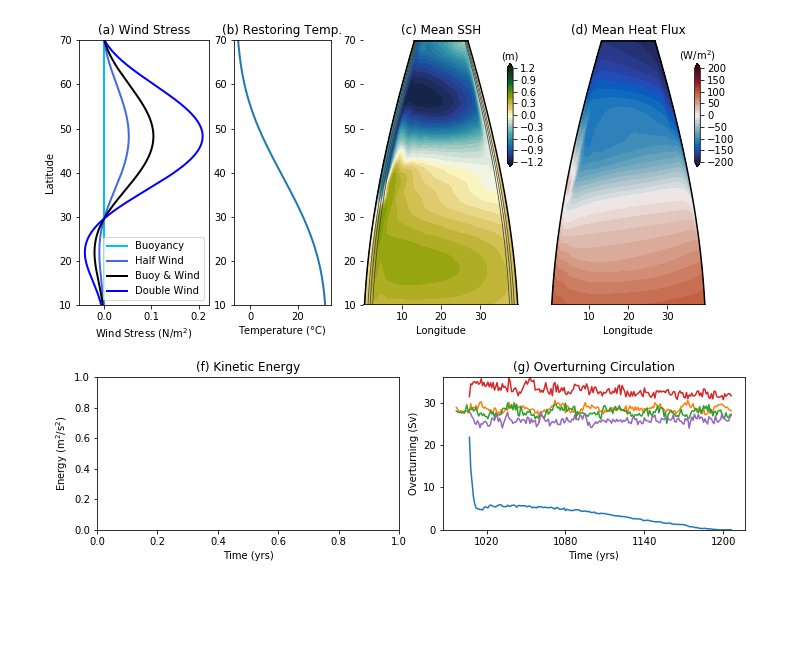
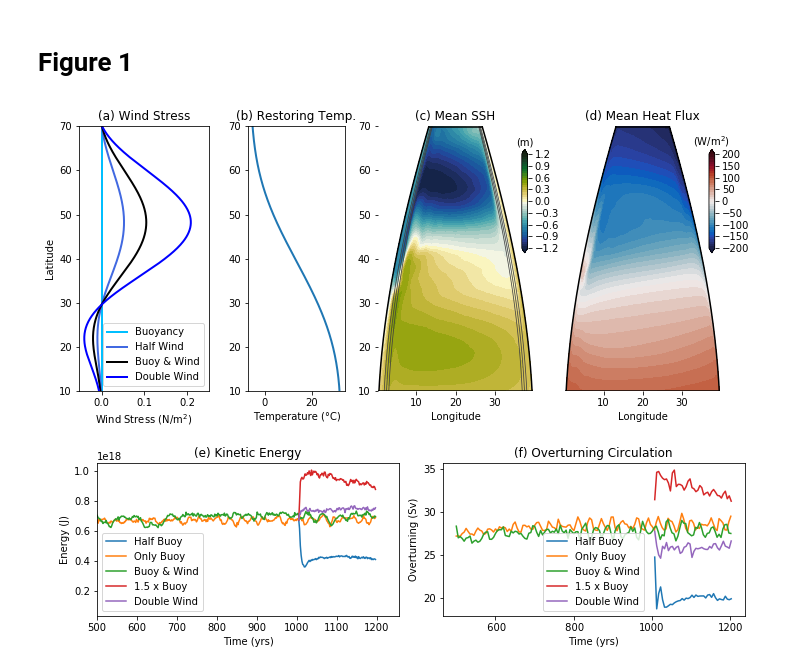
Before and after one commit to AndyHoggANU/tub-north, a Jupyter notebook: PaperFigures.ipynb, the cells around one changed output. Saved outputs shown, nothing was run; the diff lists cells and outputs as text; code cells hidden in the pictures; blank space fills up the shorter version.

```diff
--- a/PaperFigures.ipynb
+++ b/PaperFigures.ipynb
@@ -24,6 +24,8 @@ exptdict = OrderedDict([
     ('GM',   {'expt':'tub-north-GM-1deg','start_time':'1100-01-01'}),
     ('GM-tx00',   {'expt':'tub-north-GM-1deg-tx00','start_time':'1100-01-01'})
 ])
+
+## Refine these once I have decided what to show
 wind_expts = ['tx00-fc02-pert','tx005-fc02','tx01-fc02','tx02-fc02']
 wind = [0, 0.05, 0.1, 0.2]
 buoy_expts = ['tx01-fc00','tx01-fc005','tx01-fc01','tx01-fc02','tx01-fc03']
@@ -31,11 +33,13 @@ buoyancy = [0, 0.05, 0.1, 0.2, 0.3]
 GM_expts = ['tx01-fc02','tx00-fc02','GM','GM-tx00']
 processed = '/Users/andy/Code/buoyancy-gyres/tub-north-processed/'
 
-Expts = ['tx01-fc00','tx00-fc02','tx01-fc02','tx01-fc03','tx02-fc02']
+Expts = ['tx01-fc01','tx00-fc02','tx01-fc02','tx01-fc03','tx02-fc02']
+ExptLabels=['Half Buoy','Only Buoy','Buoy & Wind','1.5 x Buoy','Double Wind']
 
-KeyLabels=['A. Wind','B. Buoyancy','C. Buoyancy & Wind','D. Double Buoyancy','E. Double Wind']
-LowerLabels=['F. Wind','G. Buoyancy','H. Buoyancy & Wind','I. Double Buoyancy','J. Double Wind']
-ExptLabels=['Wind','Buoyancy','Buoy & Wind','Double Buoy','Double Wind']
+
+KeyExpts = ['tx01-fc00','tx00-fc02','tx01-fc02','tx01-fc03','tx02-fc02']
+KeyLabels=['(a) Wind','(b) Buoyancy','(c) Buoyancy & Wind','(d) 1.5 x Buoyancy','(e) Double Wind']
+LowerLabels=['(f) Wind','(g) Buoyancy','(h) Buoyancy & Wind','(i) 1.5 x Buoyancy','(j) Double Wind']
 KeyColour = ['pink','deepskyblue','k','magenta','b']
 BuoyColour = ['pink','hotpink','k','magenta']
 BuoyLabel = ['Wind','Half Buoy','Buoy & Wind','Double Buoy']
@@ -106,31 +113,36 @@ tau_x_double = 2.0*tau_x_ref
+# %% [markdown]
+# Figure 1
 # %%
 plt.figure(figsize=(10,8))
-#Plot wind stress
+#(a) Plot wind stress
 ax0=plt.axes([0.055, 0.46, 0.18, 0.46])
 
 ax0.plot(0*tau_x_half[:,0],y,label=WindLabel[0],linewidth=2,color=WindColour[0])
 ax0.plot(tau_x_half[:,0],y,label=WindLabel[1],linewidth=2,color=WindColour[1])
 ax0.plot(tau_x_ref[:,0],y,label=WindLabel[2],linewidth=2,color=WindColour[2])
 ax0.plot(tau_x_double[:,0],y,label=WindLabel[3],linewidth=2,color=WindColour[3])
+
 ax0.set_ylim(ymin=10,ymax=70)
+ax0.set_xlim(xmax=0.25)
 ax0.set_ylabel('Latitude')
 ax0.set_xlabel('Wind Stress (N/m$^2$)')
 ax0.legend()
 ax0.set_title('(a) Wind Stress')
 
 
-#Plot temp restoring
-ax0=plt.axes([0.27, 0.46, 0.1344, 0.46])
+#(b) Plot temp restoring
+sst =  38*np.exp((-y/45)**3) - 6
 
-ax0.plot(SST[:,0],y,linewidth=2)
+ax0=plt.axes([0.29, 0.46, 0.1344, 0.46])
+
+ax0.plot(sst,y,linewidth=2)
 ax0.set_ylim(ymin=10,ymax=70)
 ax0.set_xlabel(u'Temperature (°C)')
 ax0.set_title('(b) Restoring Temp.')
 
 
-
-# Plot topography and SSH
-ax0=plt.axes([0.45, 0.46, 0.216, 0.46])
+#(c) Plot topography and SSH
+ax0=plt.axes([0.47, 0.46, 0.216, 0.46])
 
 expt = 'tub-north-tx01-fc02'
 variable = 'SSH'
@@ -139,56 +151,65 @@ SSH = xr.open_dataset(FileName).SSH
 vlev = np.linspace(-1.2,1.2,41)
 
 X,Y = plot_mercator(ax0,SSH.coords['xh'],SSH.coords['yh'])
-ax0.contour(X,Y,-h,3,colors='0.25',linewidths=0.75)
+ax0.contour(X,Y,h,3,colors='0.25',linewidths=0.75)
 p1=ax0.contourf(X,Y,SSH,levels=vlev,extend='both',cmap=cm.cm.delta)
 ax0.set_title('(c) Mean SSH')
-ax1 = plt.axes([0.65,0.7,0.008,0.18])
+ax1 = plt.axes([0.67,0.7,0.008,0.18])
 cb = plt.colorbar(p1,cax=ax1,orientation='vertical')
 ax1.xaxis.set_label_position("top")
 cb.ax.set_xlabel('(m)')
 
-# Plot Heat Flux
-ax0=plt.axes([0.71, 0.46, 0.216, 0.46])
+#(d) Plot Heat Flux
+ax0=plt.axes([0.73, 0.46, 0.216, 0.46])
 
 variable = 'heat_added'
 FileName = '/Users/andy/Code/buoyancy-gyres/tub-north-processed/'+expt+'/'+variable+'_averaged.nc'
 HF = xr.open_dataset(FileName).heat_added
 vlev = np.linspace(-200,200,41)
 
 X,Y = plot_mercator(ax0,HF.coords['xh'],HF.coords['yh'])
 p1=ax0.contourf(X,Y,HF,levels=vlev,extend='both',cmap=cm.cm.balance)
 ax0.set_title('(d) Mean Heat Flux')
 ax0.set_yticks([])
-ax1 = plt.axes([0.91,0.7,0.008,0.18])
+ax1 = plt.axes([0.93,0.7,0.008,0.18])
 cb = plt.colorbar(p1,cax=ax1,orientation='vertical')
 ax1.xaxis.set_label_position("top")
 cb.ax.set_xlabel('(W/m$^2$)')
 
-## Plot KE evolution
+##(e) Plot KE evolution
 ax0=plt.axes([0.08,0.07,0.42,0.265])
+ii=-1
+for ekey in Expts:
+    ii+=1
+    expt = exptdict[ekey]['expt']
+    FileName = processed+expt+'/'+'KE_timeseries.nc'
+    KE = xr.open_dataset(FileName).KE
+    KE.groupby_bins('Time',np.arange(0,1200,2)).mean().plot(label=ExptLabels[ii])
+plt.legend()
+ax0.set_xlim(xmin=500)
+ax0.set_ylabel('Energy (J)')
+ax0.set_xlabel('Time (yrs)')
+ax0.set_title('(e) Kinetic Energy')
 
-ax0.set_ylabel('Energy (m$^2$/s$^2$)')
-ax0.set_xlabel('Time (yrs)')
-ax0.set_title('(f) Kinetic Energy')
-
-# Plot overturning evolution
+#(f) Plot overturning evolution
 ax0=plt.axes([0.56,0.07,0.42,0.265])
 variable = 'vh_rho'
 
-
-
+ii=-1
 for ekey in Expts:
+    ii+=1
     expt = exptdict[ekey]['expt']
     FileName = processed+expt+'/'+variable+'_overturning_timeseries.nc'
     psi = xr.open_dataset(FileName).vh_rho
-    psi.plot(label=ekey)
-plt.ylim(ymin=0,ymax=36)
+    psi.sel(Time=slice('0500-01-01','1200-01-01')).resample(Time='5Y').mean().plot(label=ExptLabels[ii])
+#plt.ylim(ymin=0,ymax=36)
+plt.legend()
 
-ax0.set_title('(g) Overturning Circulation')
+ax0.set_title('(f) Overturning Circulation')
 ax0.set_ylabel('Overturning (Sv)')
 ax0.set_xlabel('Time (yrs)')
 
 plt.savefig('Figure1.png')
 plt.savefig('Figure1.pdf')
 # %% [output]
-[figure, old version]
+[figure, new version]
```
Also changed, not shown: parts of 12 cells of this notebook.
